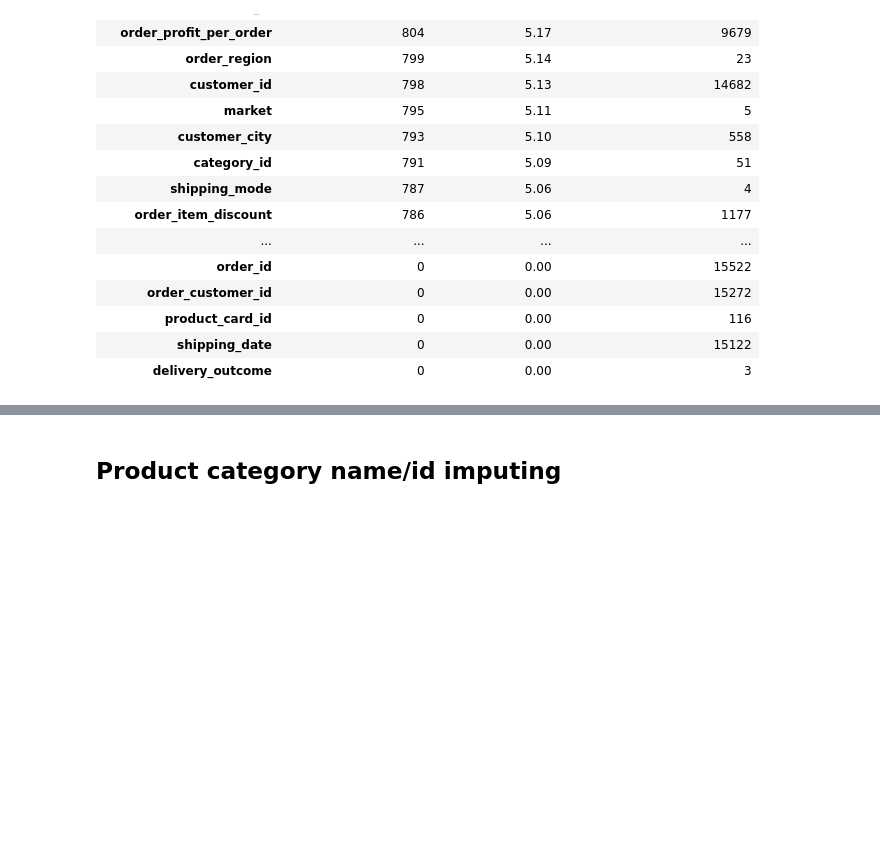
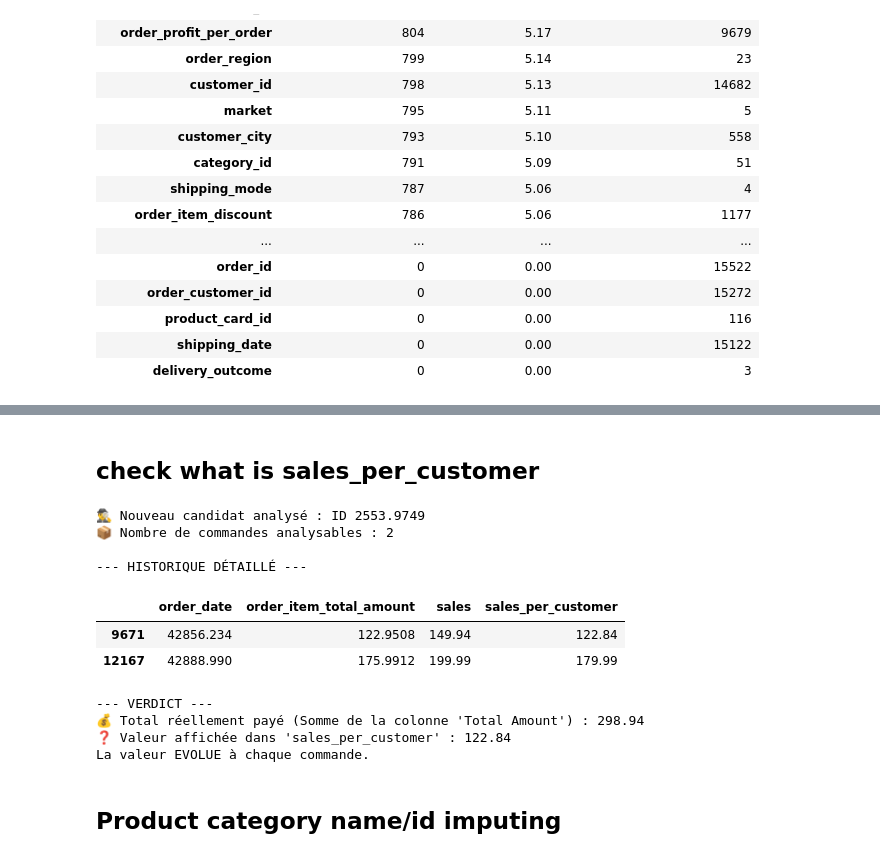
Before and after one commit to moubarik-ashraf/DS_Project, a Jupyter notebook: notebooks/01_exploration.ipynb, the cells around one changed output, grey strips where cells are left out. Saved outputs shown, nothing was run; the diff lists cells and outputs as text; code cells hidden in the pictures; blank space fills up the shorter version.

```diff
--- a/notebooks/01_exploration.ipynb
+++ b/notebooks/01_exploration.ipynb
@@ -314,3 +179,58 @@ L'imputation a permis de réduire les valeurs manquantes dans 'department_id' de
+# %% [markdown]
+## check what is sales_per_customer
+# %%
+# 1. On nettoie d'abord : On ne garde que les lignes où 'sales_per_customer' existe
+df_clean = df.dropna(subset=['sales_per_customer'])
+
+# 2. On cherche parmi ces lignes propres un client qui a au moins 3 commandes
+# (value_counts donne le nombre de commandes par client)
+top_customers = df_clean['customer_id'].value_counts()
+candidate_id = top_customers.index[0] # On prend le premier de la liste "propre"
+
+print(f"🕵️‍♂️ Nouveau candidat analysé : ID {candidate_id}")
+print(f"📦 Nombre de commandes analysables : {top_customers.iloc[0]}")
+
+# 3. On récupère son historique
+cols = ['order_date', 'order_item_total_amount', 'sales', 'sales_per_customer']
+history = df[df['customer_id'] == candidate_id][cols].sort_values('order_date')
+
+print("\n--- HISTORIQUE DÉTAILLÉ ---")
+display(history)
+
+# 4. LE TEST DE VÉRITÉ
+# Hypothèse A : Est-ce la somme historique exacte ?
+total_paid_real = history['order_item_total_amount'].sum()
+val_displayed = history['sales_per_customer'].iloc[0] # On regarde la valeur affichée
+
+print("\n--- VERDICT ---")
+print(f"💰 Total réellement payé (Somme de la colonne 'Total Amount') : {total_paid_real:.2f}")
+print(f"❓ Valeur affichée dans 'sales_per_customer' : {val_displayed:.2f}")
+
+# Hypothèse B : Est-ce une constante ou une valeur qui change ?
+if history['sales_per_customer'].nunique() == 1:
+    print(" La valeur est CONSTANTE sur toutes les lignes.")
+else:
+    print("La valeur EVOLUE à chaque commande.")
+
+# Hypothèse C : Est-ce juste une copie de la vente actuelle (Doublon) ?
+# On vérifie si la colonne A est égale à la colonne B ligne par ligne
+is_duplicate = (history['sales_per_customer'] == history['sales']).all() or \
+               (history['sales_per_customer'] == history['order_item_total_amount']).all()
+
+if is_duplicate:
+    print("C'est juste une copie de la vente actuelle (Doublon inutile).")
+# %% [output]
+🕵️‍♂️ Nouveau candidat analysé : ID 2553.9749
+📦 Nombre de commandes analysables : 2
+
+--- HISTORIQUE DÉTAILLÉ ---
+|  | order_date | order_item_total_amount | sales | sales_per_customer |
+| 9671 | 42856.234 | 122.9508 | 149.94 | 122.84 |
+| 12167 | 42888.990 | 175.9912 | 199.99 | 179.99 |
+--- VERDICT ---
+💰 Total réellement payé (Somme de la colonne 'Total Amount') : 298.94
+❓ Valeur affichée dans 'sales_per_customer' : 122.84
+La valeur EVOLUE à chaque commande.
 # %% [markdown]
 ## Product category name/id imputing
 # %%
```
Also changed, not shown: parts of 16 cells of this notebook.
